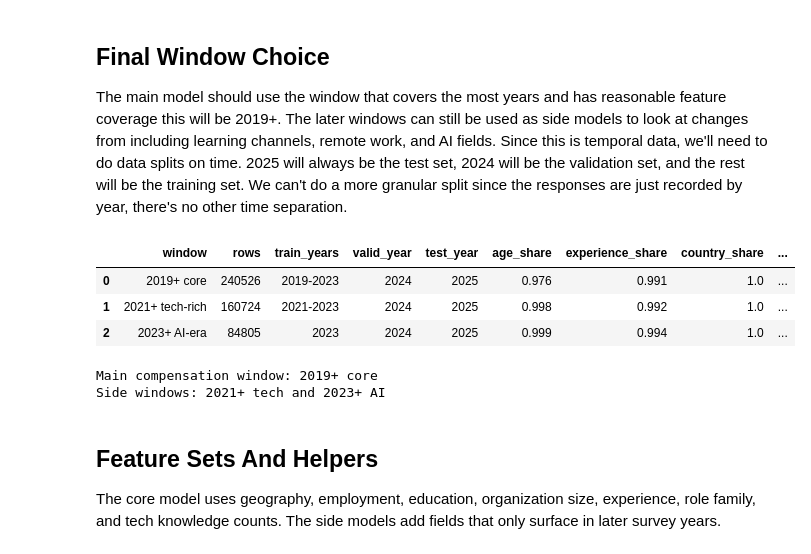
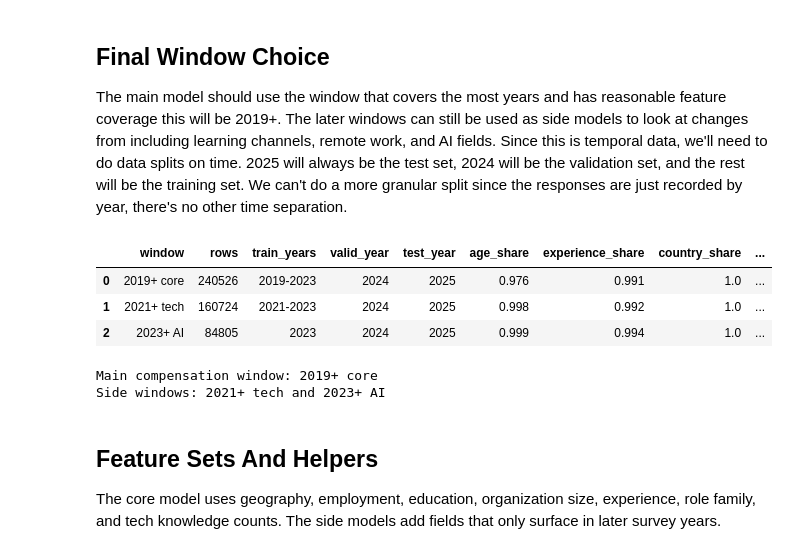
Before and after one commit to Jdrice72901/DSBA-6211-Stack-overflow-Survey-Analysis, a Jupyter notebook: notebooks/Compensation_Model.ipynb, the cells around one changed output. Drawn from its saved outputs; the diff is of its cells as text; code cells hidden in the pictures.

```diff
--- a/notebooks/Compensation_Model.ipynb
+++ b/notebooks/Compensation_Model.ipynb
@@ -182,39 +182,39 @@ window_summary = pd.DataFrame([
         'ai_sent_share': round(core_df['ai_sent'].notna().mean(), 3)
     },
     {
-        'window': '2021+ tech-rich',
+        'window': '2021+ tech',
         'rows': len(tech_df),
         'train_years': '2021-2023',
         'valid_year': 2024,
         'test_year': 2025,
         'age_share': round(tech_df['age_mid'].notna().mean(), 3),
         'experience_share': round(tech_df['professional_experience_years'].notna().mean(), 3),
         'country_share': round(tech_df['country_clean'].notna().mean(), 3),
         'remote_share': round(tech_df['remote_group'].notna().mean(), 3),
         'ai_sent_share': round(tech_df['ai_sent'].notna().mean(), 3)
     },
     {
-        'window': '2023+ AI-era',
+        'window': '2023+ AI',
         'rows': len(ai_df),
         'train_years': '2023',
         'valid_year': 2024,
         'test_year': 2025,
         'age_share': round(ai_df['age_mid'].notna().mean(), 3),
         'experience_share': round(ai_df['professional_experience_years'].notna().mean(), 3),
         'country_share': round(ai_df['country_clean'].notna().mean(), 3),
         'remote_share': round(ai_df['remote_group'].notna().mean(), 3),
         'ai_sent_share': round(ai_df['ai_sent'].notna().mean(), 3)
     }
 ])
 display(window_summary)
 
 print("Main compensation window: 2019+ core")
 print("Side windows: 2021+ tech and 2023+ AI")
 # %% [output]
 |  | window | rows | train_years | valid_year | test_year | age_share | experience_share | country_share | ... |
 | 0 | 2019+ core | 240526 | 2019-2023 | 2024 | 2025 | 0.976 | 0.991 | 1.0 | ... |
-| 1 | 2021+ tech-rich | 160724 | 2021-2023 | 2024 | 2025 | 0.998 | 0.992 | 1.0 | ... |
-| 2 | 2023+ AI-era | 84805 | 2023 | 2024 | 2025 | 0.999 | 0.994 | 1.0 | ... |
+| 1 | 2021+ tech | 160724 | 2021-2023 | 2024 | 2025 | 0.998 | 0.992 | 1.0 | ... |
+| 2 | 2023+ AI | 84805 | 2023 | 2024 | 2025 | 0.999 | 0.994 | 1.0 | ... |
 Main compensation window: 2019+ core
 Side windows: 2021+ tech and 2023+ AI
 # %% [markdown]
```
Also changed, not shown: parts of 3 cells of this notebook, 2 other files.
